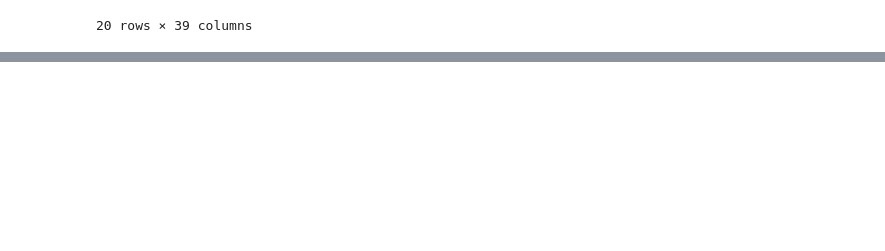
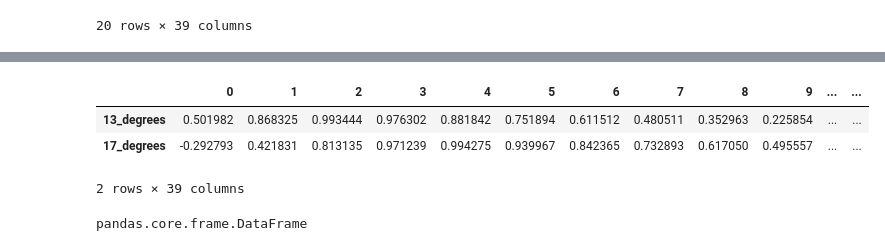
Before and after one commit to bakera81/airfoil-analysis, a Jupyter notebook: airfoil-analysis.ipynb, the cells around one changed output, grey strips where cells are left out. Cells and saved outputs as stored; diff of their text form; code cells hidden in the pictures; blank space fills up the shorter version.

Commit message:
better way to access rows + columns

```diff
--- a/airfoil-analysis.ipynb
+++ b/airfoil-analysis.ipynb
@@ -182,0 +206,12 @@ cpc_pressure_df
+# %%
+# Access 13 and 17 degrees  (as a DataFrame):
+cpc_pressure_df.loc[['13_degrees', '17_degrees']]
+# %% [output]
+|  | 0 | 1 | 2 | 3 | 4 | 5 | 6 | 7 | 8 | 9 | ... | ... |
+| 13_degrees | 0.501982 | 0.868325 | 0.993444 | 0.976302 | 0.881842 | 0.751894 | 0.611512 | 0.480511 | 0.352963 | 0.225854 | ... | ... |
+| 17_degrees | -0.292793 | 0.421831 | 0.813135 | 0.971239 | 0.994275 | 0.939967 | 0.842365 | 0.732893 | 0.617050 | 0.495557 | ... | ... |
+2 rows × 39 columns
+# %%
+type(cpc_pressure_df.loc[['13_degrees', '17_degrees']])
+# %% [output]
+pandas.core.frame.DataFrame
```
Also changed, not shown: parts of 5 cells of this notebook.
